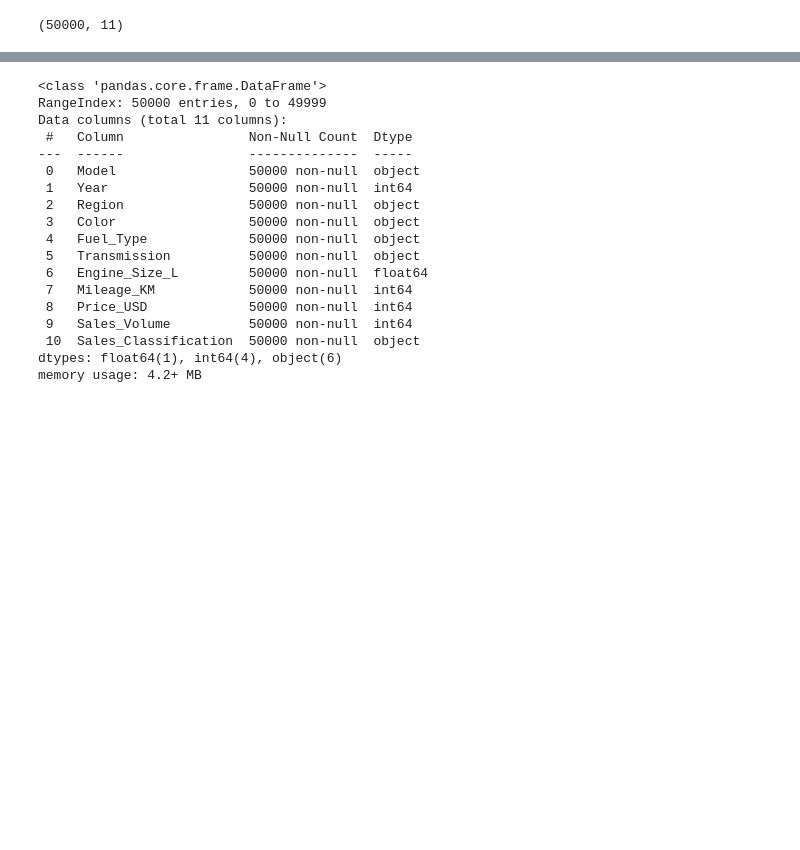
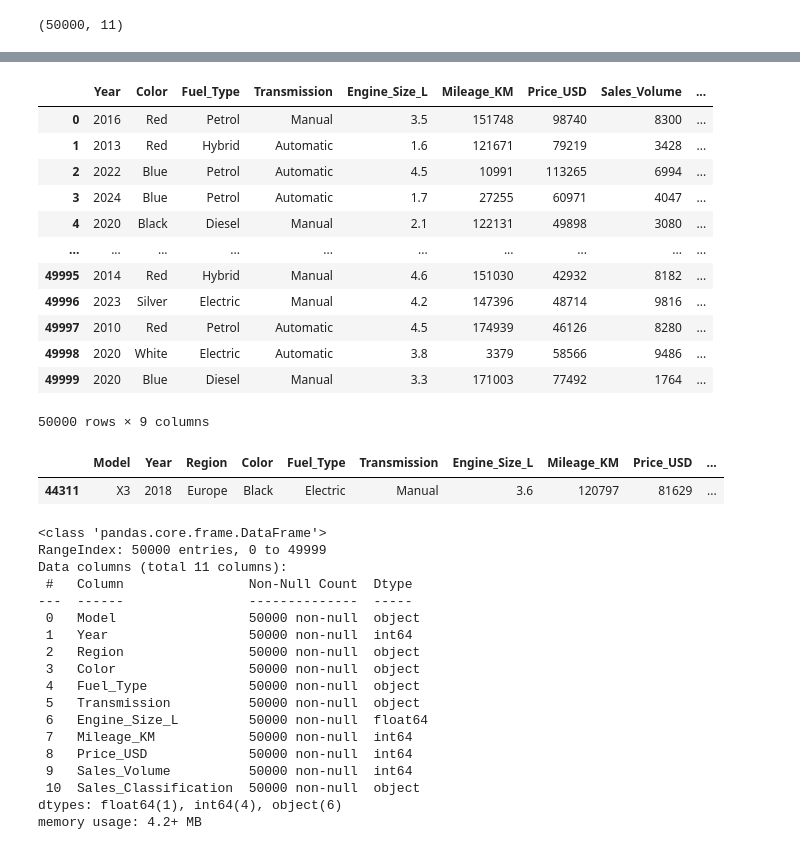
Before and after one commit to MR-pavan-patil/Pavan-Main-datascince, a Jupyter notebook: Pd & np/numpy.ipynb, the cells around one changed output, grey strips where cells are left out. Saved outputs shown, nothing was run; the diff lists cells and outputs as text; code cells hidden in the pictures; blank space fills up the shorter version.

```diff
--- a/Pd & np/numpy.ipynb
+++ b/Pd & np/numpy.ipynb
@@ -227,3 +243,24 @@ bmw.shape
+# %%
+updateddata
+# %% [output]
+|  | Year | Color | Fuel_Type | Transmission | Engine_Size_L | Mileage_KM | Price_USD | Sales_Volume | ... |
+| 0 | 2016 | Red | Petrol | Manual | 3.5 | 151748 | 98740 | 8300 | ... |
+| 1 | 2013 | Red | Hybrid | Automatic | 1.6 | 121671 | 79219 | 3428 | ... |
+| 2 | 2022 | Blue | Petrol | Automatic | 4.5 | 10991 | 113265 | 6994 | ... |
+| 3 | 2024 | Blue | Petrol | Automatic | 1.7 | 27255 | 60971 | 4047 | ... |
+| 4 | 2020 | Black | Diesel | Manual | 2.1 | 122131 | 49898 | 3080 | ... |
+| ... | ... | ... | ... | ... | ... | ... | ... | ... | ... |
+| 49995 | 2014 | Red | Hybrid | Manual | 4.6 | 151030 | 42932 | 8182 | ... |
+| 49996 | 2023 | Silver | Electric | Manual | 4.2 | 147396 | 48714 | 9816 | ... |
+| 49997 | 2010 | Red | Petrol | Automatic | 4.5 | 174939 | 46126 | 8280 | ... |
+| 49998 | 2020 | White | Electric | Automatic | 3.8 | 3379 | 58566 | 9486 | ... |
+| 49999 | 2020 | Blue | Diesel | Manual | 3.3 | 171003 | 77492 | 1764 | ... |
+50000 rows × 9 columns
+# %%
+bmw[ (bmw["Sales_Volume"]== 8261)  & (bmw["Model"]=="X3") ]
+# %% [output]
+|  | Model | Year | Region | Color | Fuel_Type | Transmission | Engine_Size_L | Mileage_KM | Price_USD | ... |
+| 44311 | X3 | 2018 | Europe | Black | Electric | Manual | 3.6 | 120797 | 81629 | ... |
 # %%
 bmw.info()
 # %% [output]
```
Also changed, not shown: parts of 4 cells of this notebook, 5 other files.
